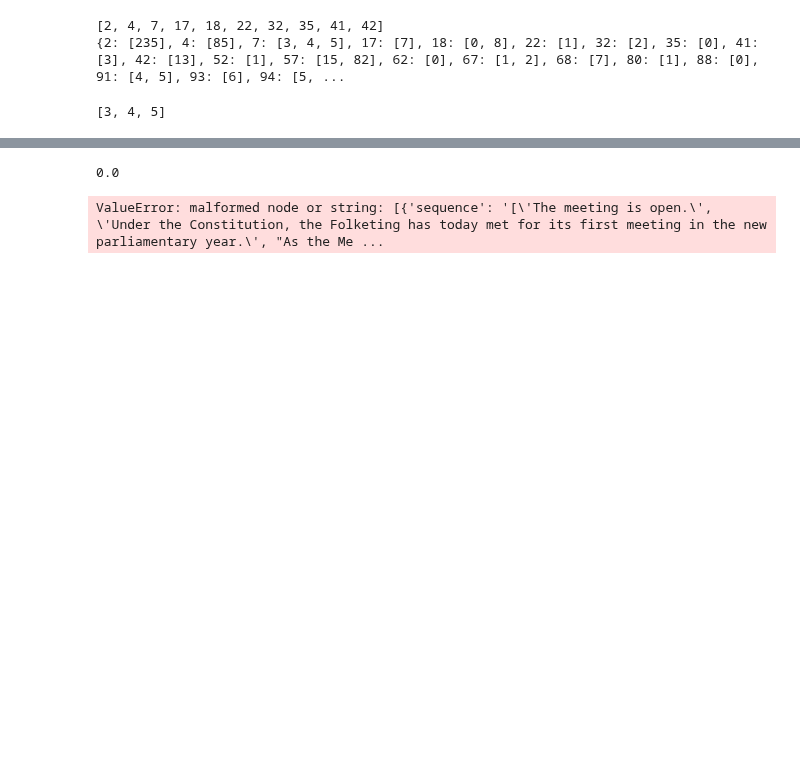
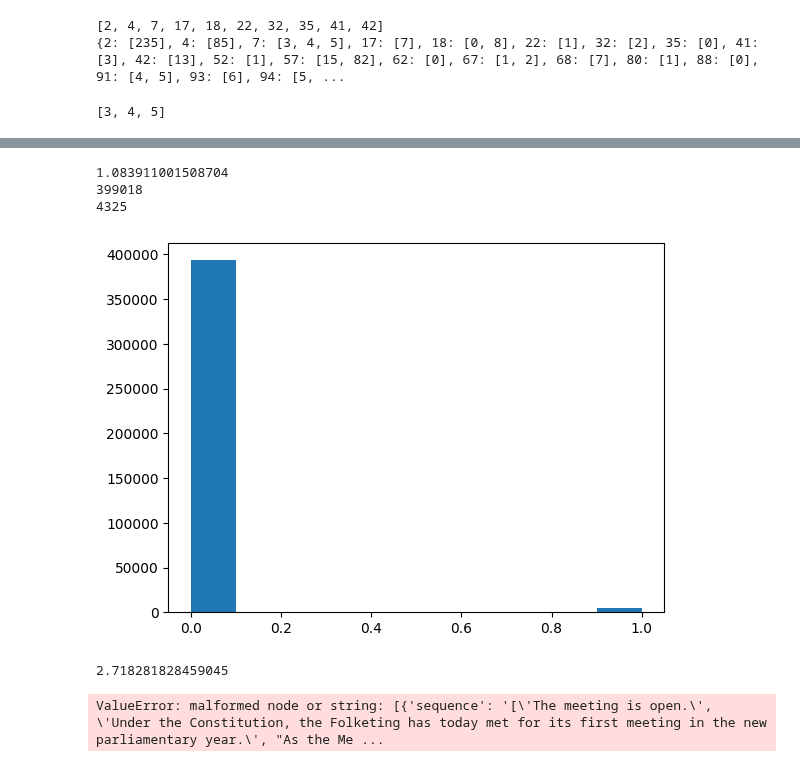
Before and after one commit to Lundsfryd/Bachelor_project, a Jupyter notebook: bachelor_testing.ipynb, the cells around one changed output, grey strips where cells are left out. Cells and saved outputs as stored; diff of their text form; code cells hidden in the pictures; blank space fills up the shorter version.

Commit message:
small changes as distribution of blame and notebook from AAU

```diff
--- a/bachelor_testing.ipynb
+++ b/bachelor_testing.ipynb
@@ -78,3 +79,9 @@ for indx in range(len(final_data)):
 #save data
 
 final_data.to_csv("/work/MarkusLundsfrydJensen#1865/Bachelor_project/final_annotation_Data_with_blame_04_10.csv")
+# %%
+final_data = pd.read_csv("/work/MarkusLundsfrydJensen#1865/Bachelor_project/final_annotation_Data_with_blame_04_10.csv")
+# %%
+
+final_data.pop('Unnamed: 0')
+final_data.head()
@@ -283,8 +297,14 @@ def total_blame_percentage(string_rows):
     if total_sentences == 0:
         return 0.0
 
-    return (total_blame / total_sentences) * 100
+    return (total_blame / total_sentences) * 100, total_sentences, total_blame
 
-total_blame_percentage(final_data['blame_binary'])
+percentage_blame, total_sent, total_blame= total_blame_percentage(final_data['blame_binary'])
-# %% [output]
-0.0
+# %%
+print(percentage_blame)
+print(total_sent)
+print(total_blame)
+# %% [output]
+1.083911001508704
+399018
+4325
@@ -290,0 +313,27 @@ total_blame_percentage(final_data['blame_binary'])
+# %%
+import ast
+#extract blame scores and make vizualization of the distribution
+
+all_blame_scores = []
+
+for i in range(len(final_data)):
+    dict_labels = ast.literal_eval(final_data.loc[i]['blame_in_text'])
+
+    blame_list = [(label_score := {label: score for label, score in zip(sent['labels'], sent['scores'])})['blame'] for sent in dict_labels]
+
+    all_blame_scores +=blame_list
+# %%
+import matplotlib.pyplot as plt
+import numpy as np
+
+plt.figure()
+plt.hist(all_blame_scores, bins)
+plt.show()
+# %% [output]
+[figure, added]
+# %%
+import math
+
+math.exp(1.0)
+# %% [output]
+2.718281828459045
```
Also changed, not shown: parts of 4 cells of this notebook.
